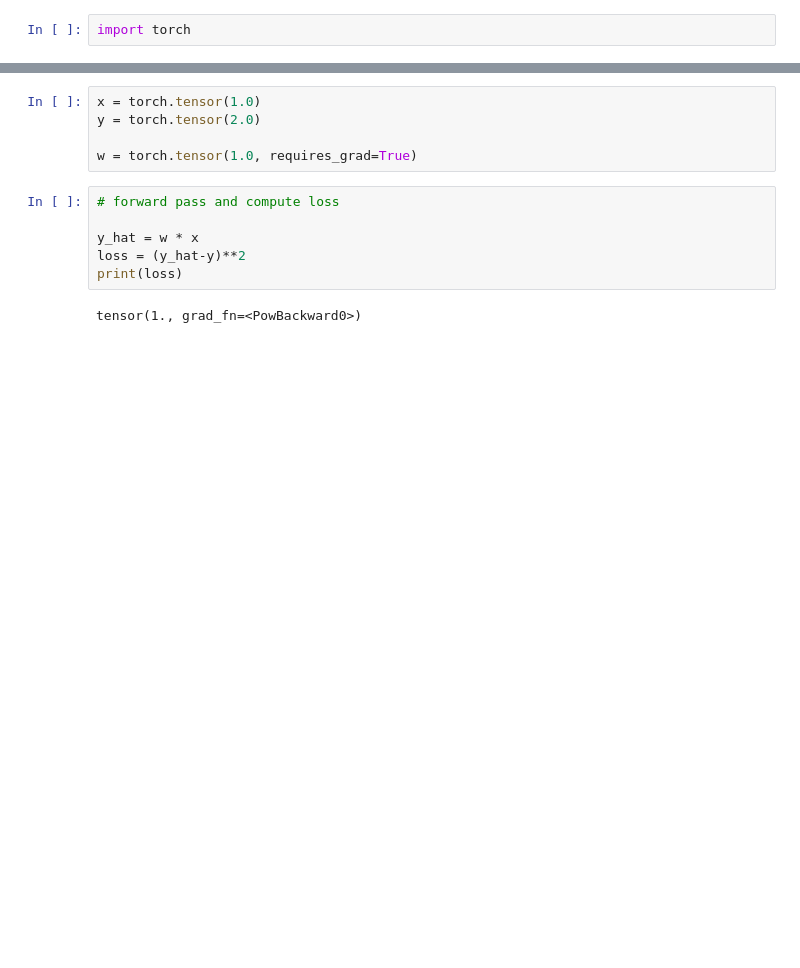
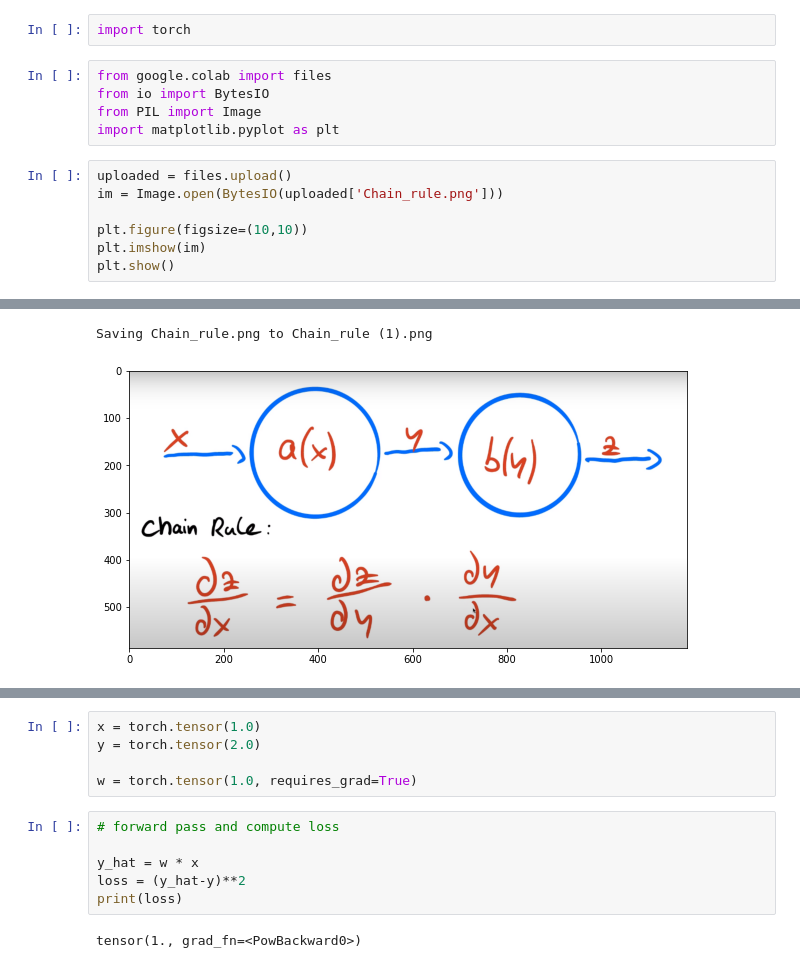
Before and after one commit to athiq-ahmed/Pytorch, a Jupyter notebook: Backpropagation.ipynb, the cells around one changed output, grey strips where cells are left out. Drawn from its saved outputs; the diff is of its cells as text; blank space fills up the shorter version.

```diff
--- a/Backpropagation.ipynb
+++ b/Backpropagation.ipynb
@@ -1,2 +1,15 @@
 # %%
 import torch
+# %%
+from google.colab import files
+from io import BytesIO
+from PIL import Image
+import matplotlib.pyplot as plt
+# %%
+uploaded = files.upload()
+im = Image.open(BytesIO(uploaded['Chain_rule.png']))
+
+plt.figure(figsize=(10,10))
+plt.imshow(im)
+plt.show()
+# %% [output]
@@ -2,0 +17,2 @@ import torch
+Saving Chain_rule.png to Chain_rule (1).png
+[figure, added]
```
Also changed, not shown: parts of 4 cells of this notebook.
